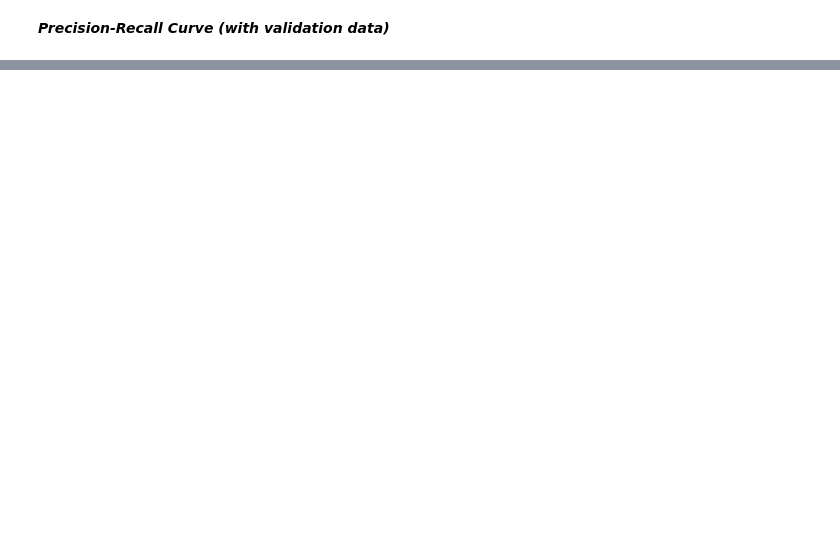
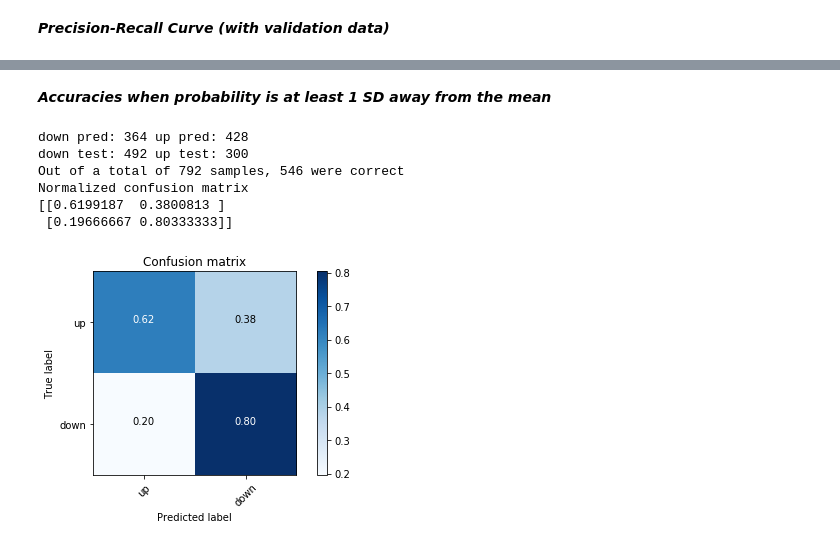
Before and after one commit to samsenko/stock-direction-prediction, a Jupyter notebook: Stock_Direction_Prediction.ipynb, the cells around one changed output, grey strips where cells are left out. Cells and saved outputs as stored; diff of their text form; code cells hidden in the pictures; blank space fills up the shorter version.

```diff
--- a/Stock_Direction_Prediction.ipynb
+++ b/Stock_Direction_Prediction.ipynb
@@ -251,0 +252,28 @@ np.mean(probabilities), np.std(probabilities)
+# %% [markdown]
+***Accuracies when probability is at least 1 SD away from the mean***
+# %%
+conf_preds = []
+conf_test = []
+for i in range(len(probabilities)):
+    proba = probabilities[i]
+    if abs(proba - np.mean(probabilities)) >= np.std(probabilities):
+        conf_preds.append(pred[i])
+        conf_test.append(test_ys[i])
+conf_preds = np.array(conf_preds); conf_test = np.array(conf_test)
+total = conf_test.shape[0]
+correct = len([x for x in conf_preds==conf_test if x==True])
+print('down pred:', len([i for i in conf_preds if i == 'down']), 'up pred:', len([i for i in conf_preds if i == 'up']))
+print('down test:', len([i for i in conf_test if i == 'down']), 'up test:', len([i for i in conf_test if i == 'up']))
+print("Out of a total of %d samples, %d were correct" %(total, correct))
+
+cnf_matrix = confusion_matrix(conf_test, conf_preds)
+plt.figure()
+plot_confusion_matrix(cnf_matrix, classes=['up', 'down'], normalize=True)
+# %% [output]
+down pred: 364 up pred: 428
+down test: 492 up test: 300
+Out of a total of 792 samples, 546 were correct
+Normalized confusion matrix
+[[0.6199187  0.3800813 ]
+ [0.19666667 0.80333333]]
+[figure, added]
```
Also changed, not shown: parts of 7 cells of this notebook.
